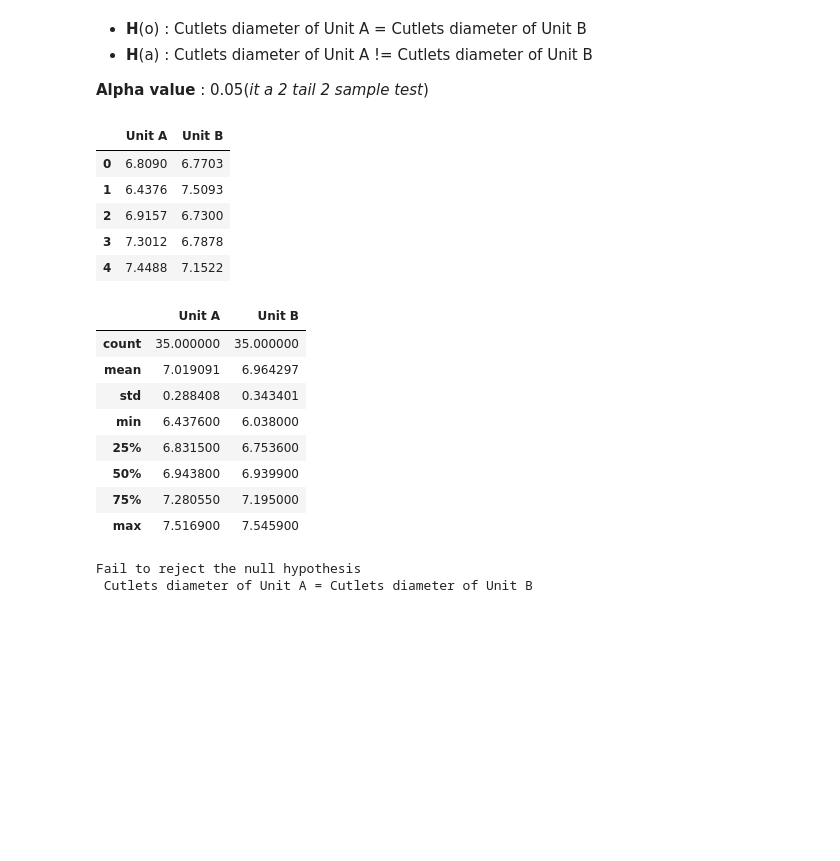
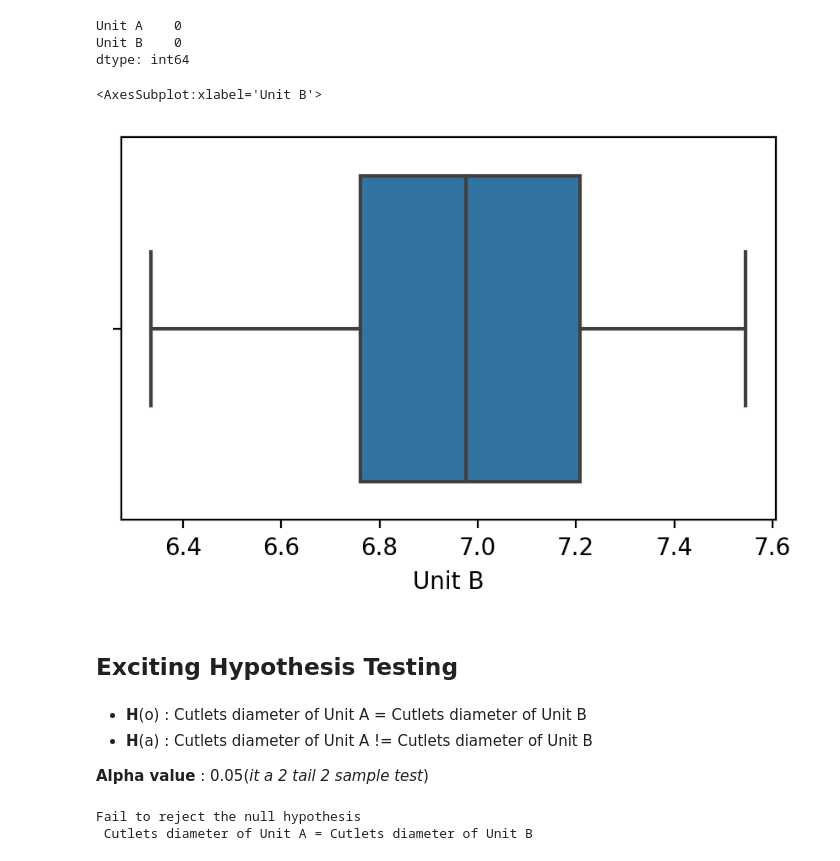
Before and after one commit to kunal-mallick/Data-Science-Assignments, a Jupyter notebook: Hypothesis Testing/Code/Q1.ipynb, the cells around one changed output. Drawn from its saved outputs; the diff is of its cells as text; code cells hidden in the pictures; blank space fills up the shorter version.

```diff
--- a/Hypothesis Testing/Code/Q1.ipynb
+++ b/Hypothesis Testing/Code/Q1.ipynb
@@ -7,3 +73,30 @@
+# %%
+df.isna().sum()
+# %% [output]
+Unit A    0
+Unit B    0
+dtype: int64
+# %%
+def remove_outlier(df,col):
+  q1 = df[col].quantile(0.25)
+  q3 = df[col].quantile(0.75)
+  iqr = q3-q1
+
+  upper = q3 + (iqr*1.5)
+  lower = q1 - (iqr*1.5)
+
+  df = df[(df[col]>lower) & (df[col]<upper)]
+
+  return df
+# %%
+df = remove_outlier(df,'Unit B')
+# %%
+sns.boxplot(df['Unit B'])
+# %% [output]
+<AxesSubplot:xlabel='Unit B'>
+[figure, added]
+# %% [markdown]
+## Exciting Hypothesis Testing
 # %% [markdown]
 - **H**(o) : Cutlets diameter of Unit A = Cutlets diameter of Unit B
 - **H**(a) : Cutlets diameter of Unit A != Cutlets diameter of Unit B
@@ -15,25 +105,3 @@ from scipy import stats as st
-# %%
-df = pd.read_csv('https://raw.githubusercontent.com/kunal-mallick/Data-Science-Assignments/main/Hypothesis%20Testing/Dataset/Cutlets.csv')
-df.head()
-# %% [output]
-|  | Unit A | Unit B |
-| 0 | 6.8090 | 6.7703 |
-| 1 | 6.4376 | 7.5093 |
-| 2 | 6.9157 | 6.7300 |
-| 3 | 7.3012 | 6.7878 |
-| 4 | 7.4488 | 7.1522 |
-# %%
-df.describe()
-# %% [output]
-|  | Unit A | Unit B |
-| count | 35.000000 | 35.000000 |
-| mean | 7.019091 | 6.964297 |
-| std | 0.288408 | 0.343401 |
-| min | 6.437600 | 6.038000 |
-| 25% | 6.831500 | 6.753600 |
-| 50% | 6.943800 | 6.939900 |
-| 75% | 7.280550 | 7.195000 |
-| max | 7.516900 | 7.545900 |
 # %%
 alpha =0.05
 statistic,pvalue = st.ttest_ind(df["Unit A"],df["Unit B"])
```
Also changed, not shown: parts of 11 cells of this notebook.
